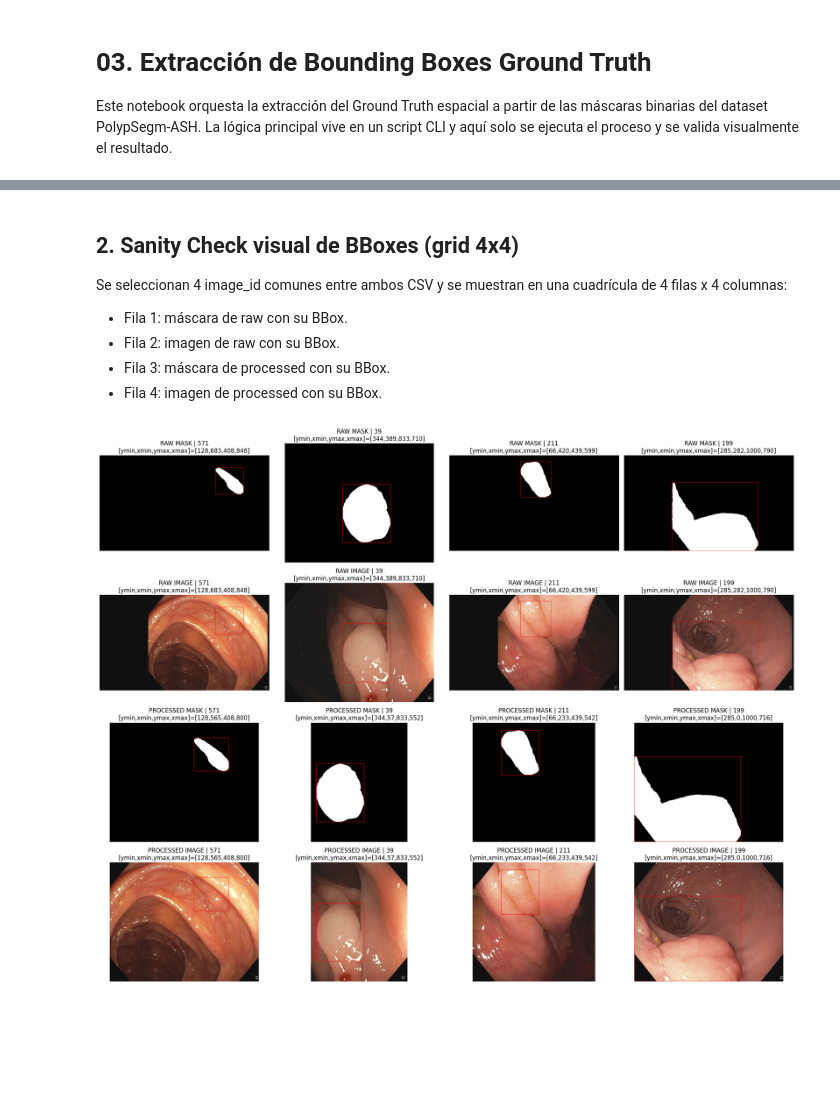
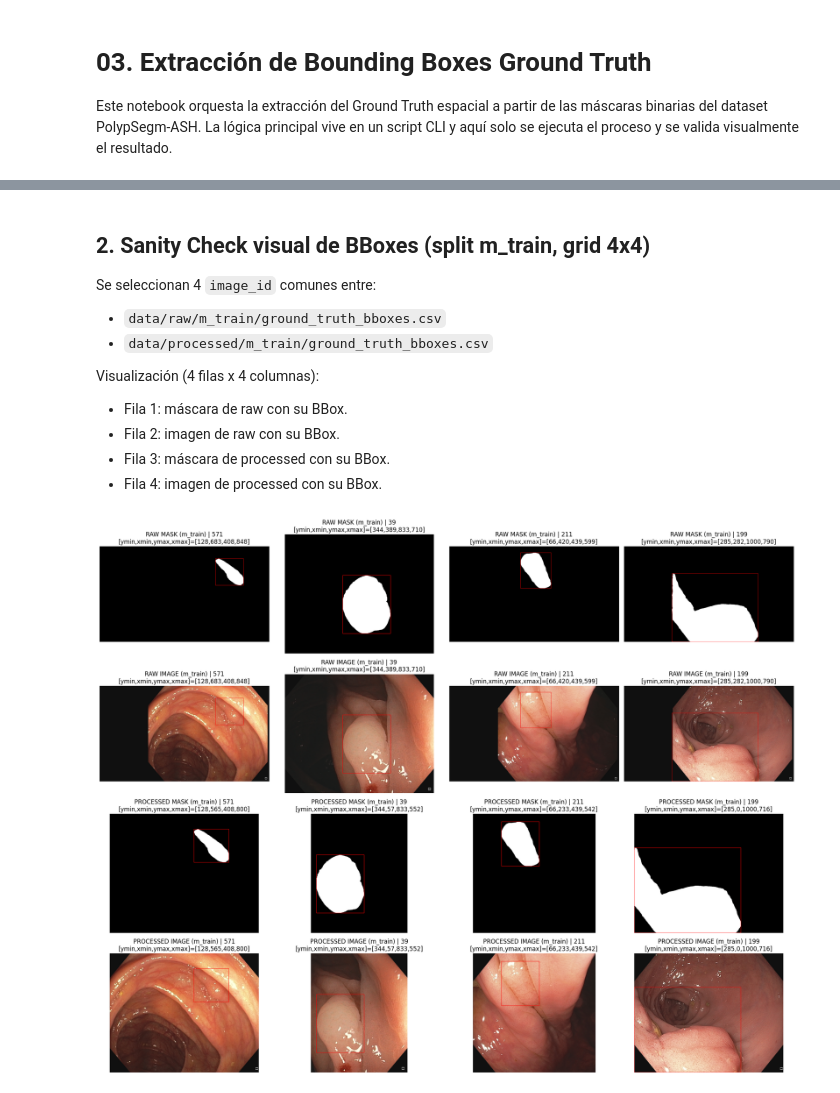
Before and after one commit to NIU1635219/TFG_VLM_Medical, a Jupyter notebook: notebooks/03_ground_truth_bboxes.ipynb, the cells around one changed output, grey strips where cells are left out. Drawn from its saved outputs; the diff is of its cells as text; code cells hidden in the pictures; blank space fills up the shorter version.

```diff
--- a/notebooks/03_ground_truth_bboxes.ipynb
+++ b/notebooks/03_ground_truth_bboxes.ipynb
@@ -84,7 +108,11 @@ CSV generado correctamente en: ..\data\processed\ground_truth_bboxes.csv
 # %% [markdown]
-## 2. Sanity Check visual de BBoxes (grid 4x4)
+## 2. Sanity Check visual de BBoxes (split m_train, grid 4x4)
 
-Se seleccionan 4 image_id comunes entre ambos CSV y se muestran en una cuadrícula de 4 filas x 4 columnas:
+Se seleccionan 4 `image_id` comunes entre:
+- `data/raw/m_train/ground_truth_bboxes.csv`
+- `data/processed/m_train/ground_truth_bboxes.csv`
+
+Visualización (4 filas x 4 columnas):
 - Fila 1: máscara de raw con su BBox.
 - Fila 2: imagen de raw con su BBox.
 - Fila 3: máscara de processed con su BBox.
@@ -157,20 +185,20 @@ def draw_image_with_bbox(row: pd.Series) -> tuple[np.ndarray, str]:
     return image_rgb, bbox_text
 
 
-raw_csv_path = Path('../data/raw/ground_truth_bboxes.csv')
-processed_csv_path = Path('../data/processed/ground_truth_bboxes.csv')
+raw_csv_path = Path('../data/raw/m_train/ground_truth_bboxes.csv')
+processed_csv_path = Path('../data/processed/m_train/ground_truth_bboxes.csv')
 
 raw_df = pd.read_csv(raw_csv_path)
 processed_df = pd.read_csv(processed_csv_path)
 
 if raw_df.empty:
-    raise RuntimeError('El CSV de raw está vacío. No hay filas para validar.')
+    raise RuntimeError('El CSV de raw/m_train está vacío. No hay filas para validar.')
 if processed_df.empty:
-    raise RuntimeError('El CSV de processed está vacío. No hay filas para validar.')
+    raise RuntimeError('El CSV de processed/m_train está vacío. No hay filas para validar.')
 
 common_ids = sorted(set(raw_df['image_id']) & set(processed_df['image_id']))
 if not common_ids:
-    raise RuntimeError('No hay image_id comunes entre raw y processed.')
+    raise RuntimeError('No hay image_id comunes entre raw/m_train y processed/m_train.')
 
 sample_size = min(4, len(common_ids))
 sample_ids = pd.Series(common_ids).sample(n=sample_size, random_state=42).tolist()
@@ -184,35 +212,35 @@ if sample_size == 1:
 
 for col, image_id in enumerate(sample_ids):
     raw_row = raw_index.loc[image_id]
     if isinstance(raw_row, pd.DataFrame):
         raw_row = raw_row.iloc[0]
 
     processed_row = processed_index.loc[image_id]
     if isinstance(processed_row, pd.DataFrame):
         processed_row = processed_row.iloc[0]
 
     raw_mask_img, raw_mask_bbox = draw_mask_with_bbox(raw_row)
     raw_image_img, raw_image_bbox = draw_image_with_bbox(raw_row)
     proc_mask_img, proc_mask_bbox = draw_mask_with_bbox(processed_row)
     proc_image_img, proc_image_bbox = draw_image_with_bbox(processed_row)
 
     axes[0][col].imshow(raw_mask_img)
-    axes[0][col].set_title(f'RAW MASK | {image_id}\n{raw_mask_bbox}')
+    axes[0][col].set_title(f'RAW MASK (m_train) | {image_id}\n{raw_mask_bbox}')
     axes[0][col].axis('off')
 
     axes[1][col].imshow(raw_image_img)
-    axes[1][col].set_title(f'RAW IMAGE | {image_id}\n{raw_image_bbox}')
+    axes[1][col].set_title(f'RAW IMAGE (m_train) | {image_id}\n{raw_image_bbox}')
     axes[1][col].axis('off')
 
     axes[2][col].imshow(proc_mask_img)
-    axes[2][col].set_title(f'PROCESSED MASK | {image_id}\n{proc_mask_bbox}')
+    axes[2][col].set_title(f'PROCESSED MASK (m_train) | {image_id}\n{proc_mask_bbox}')
     axes[2][col].axis('off')
 
     axes[3][col].imshow(proc_image_img)
-    axes[3][col].set_title(f'PROCESSED IMAGE | {image_id}\n{proc_image_bbox}')
+    axes[3][col].set_title(f'PROCESSED IMAGE (m_train) | {image_id}\n{proc_image_bbox}')
     axes[3][col].axis('off')
 
 plt.tight_layout()
 plt.show()
 # %% [output]
-[figure, old version]
+[figure, new version]
```
Also changed, not shown: parts of 2 cells of this notebook, 30 other files.
